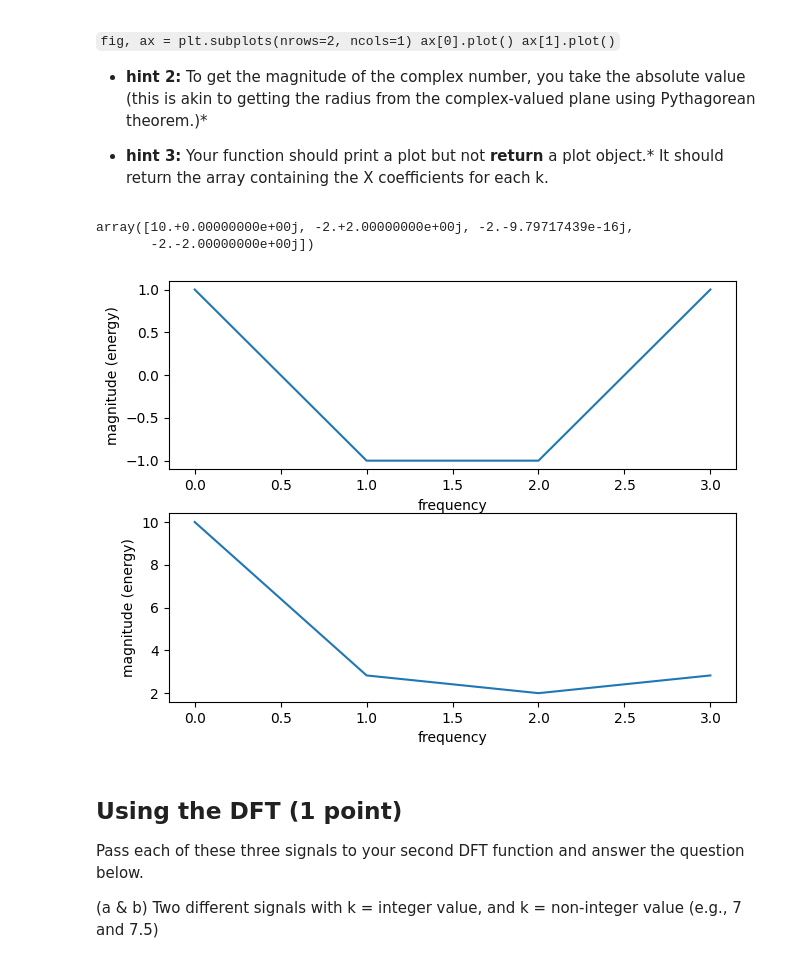
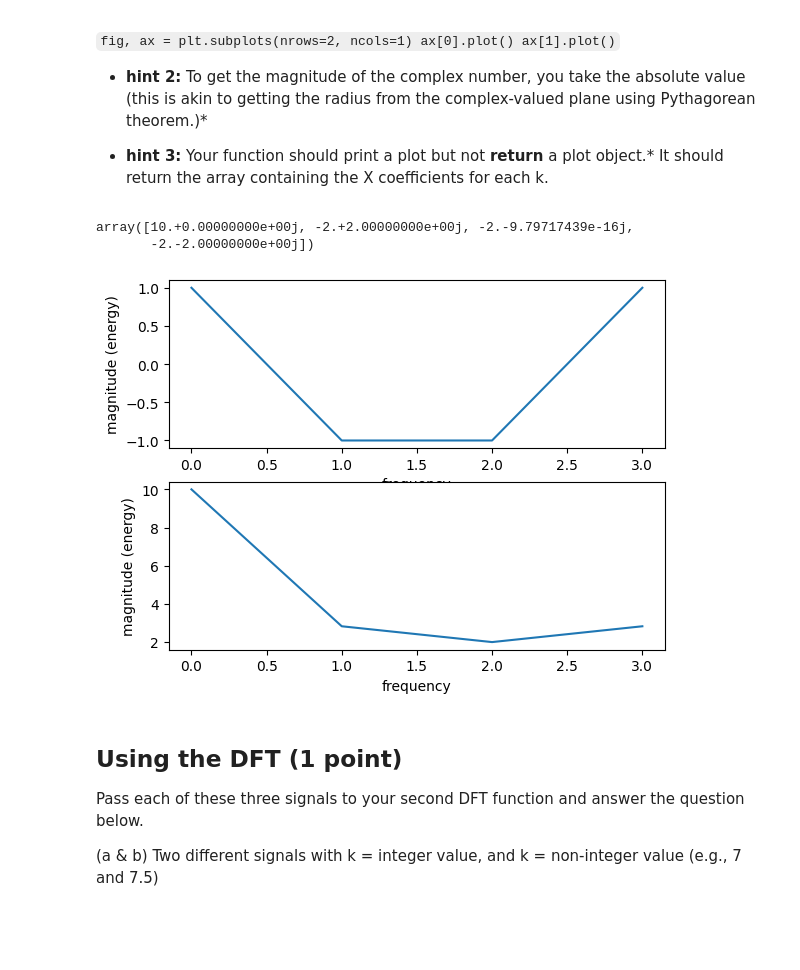
Before and after one commit to lgomez47/AudioTechII, a Jupyter notebook: HW/HW2.ipynb, the cells around one changed output. Cells and saved outputs as stored; diff of their text form; code cells hidden in the pictures; blank space fills up the shorter version.

```diff
--- a/HW/HW2.ipynb
+++ b/HW/HW2.ipynb
@@ -132,37 +132,34 @@ def myDFT2(x):
     Input:
     x (numpy array) = input sequence of length N
     Output:
     The function should return a numpy array of length N
     X (numpy array) = The N point DFT of the input sequence x
     """
     length = len(x) # length of array of length N
     DFT = np.array([])
 
     for n in range(length):
         orig = cSine(n,length)
         prod = np.sum(x*orig) # return int sum
         DFT = np.append(DFT,prod) # append to array
 
 
     fig, ax = plt.subplots(nrows=2, ncols=1)
-    plt.tight_layout()
-
     ax[0].plot(cSine(x,length))
     ax[0].set_xlabel('frequency')
     ax[0].set_ylabel('magnitude (energy)')
-
     ax[1].plot(abs(DFT))
     ax[1].set_xlabel('frequency')
     ax[1].set_ylabel('magnitude (energy)')
 
     return(DFT)
 
 x = np.array([1,2,3,4])
 myDFT2(x)
 # %% [output]
 array([10.+0.00000000e+00j, -2.+2.00000000e+00j, -2.-9.79717439e-16j,
        -2.-2.00000000e+00j])
-[figure, old version]
+[figure, new version]
 # %% [markdown]
 ## Using the DFT (1 point)
 
```
Also changed, not shown: parts of 4 cells of this notebook.
